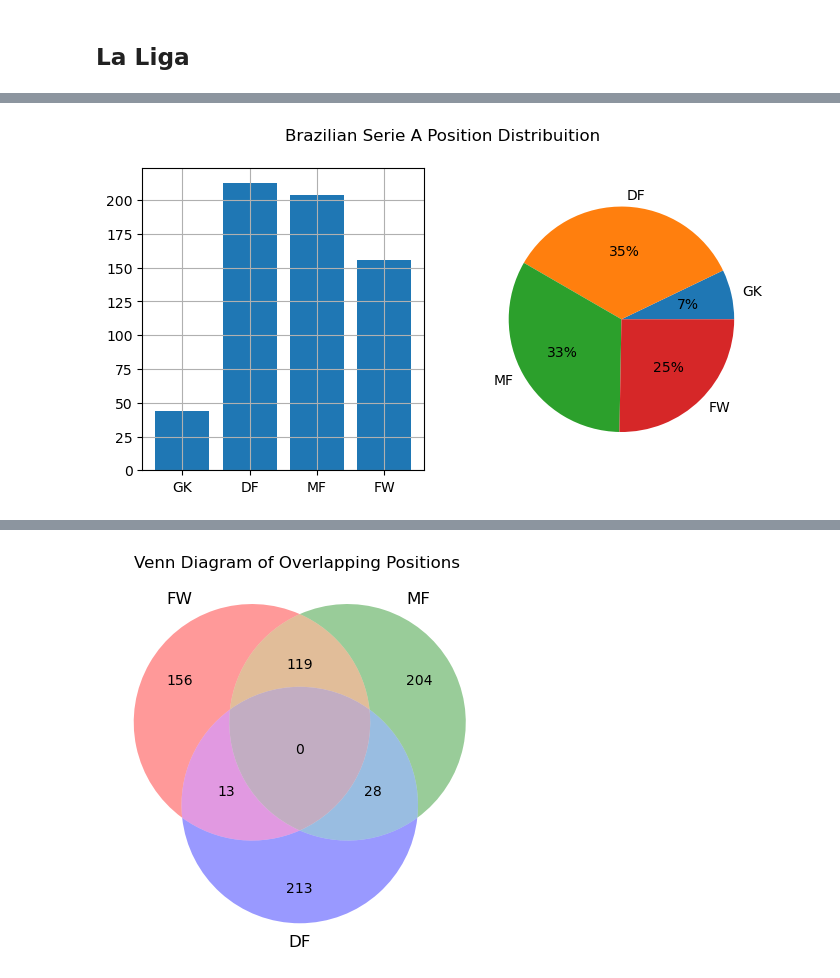
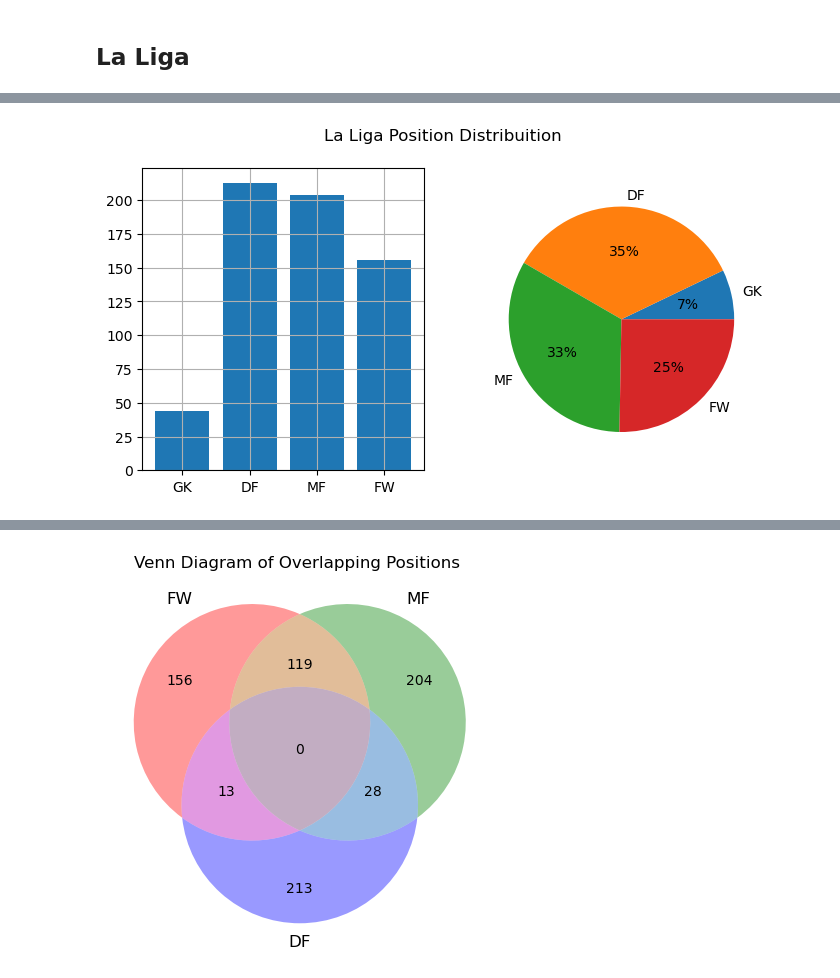
Before and after one commit to IsraelFPM/FootBall-EDA, a Jupyter notebook: PlayersAnalyses.ipynb, the cells around one changed output, grey strips where cells are left out. Saved outputs shown, nothing was run; the diff lists cells and outputs as text; code cells hidden in the pictures.

```diff
--- a/PlayersAnalyses.ipynb
+++ b/PlayersAnalyses.ipynb
@@ -311,35 +311,35 @@ df_LaLiga_Players.head()
 Player = df_LaLiga_Players.copy()
 
 GK = Player[Player.Pos.str.match("GK")]
 DF = Player[Player.Pos.str.match("DF")]
 MF = Player[Player.Pos.str.match("MF")]
 FW = Player[Player.Pos.str.match("FW")]
 
 
 label = [
     "GK",
     "DF",
     "MF",
     "FW",
 ]
 Npos = [len(GK), len(DF), len(MF), len(FW)]
 
 fig, ax = plt.subplots(1, 2, figsize=(8, 4), dpi=100)
-fig.suptitle("Brazilian Serie A Position Distribuition")
+fig.suptitle("La Liga Position Distribuition")
 
 ax[0].grid()
 ax[0].bar(
     label,
     Npos,
 )
 ax[1].pie(
     Npos,
     labels=label,
     autopct="%0.f%%",
 )
 plt.show()
 # %% [output]
-[figure, old version]
+[figure, new version]
 [interactive output not drawn]
 # %%
 DFMF = Player[Player.Pos.str.match("^DF,MF|^MF,DF")]
```
Also changed, not shown: parts of 12 cells of this notebook.
